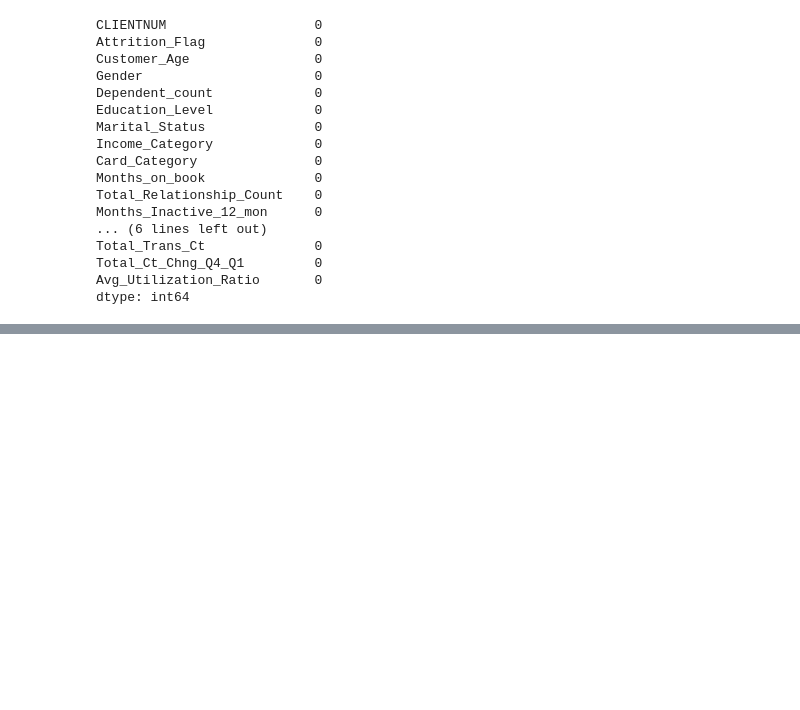
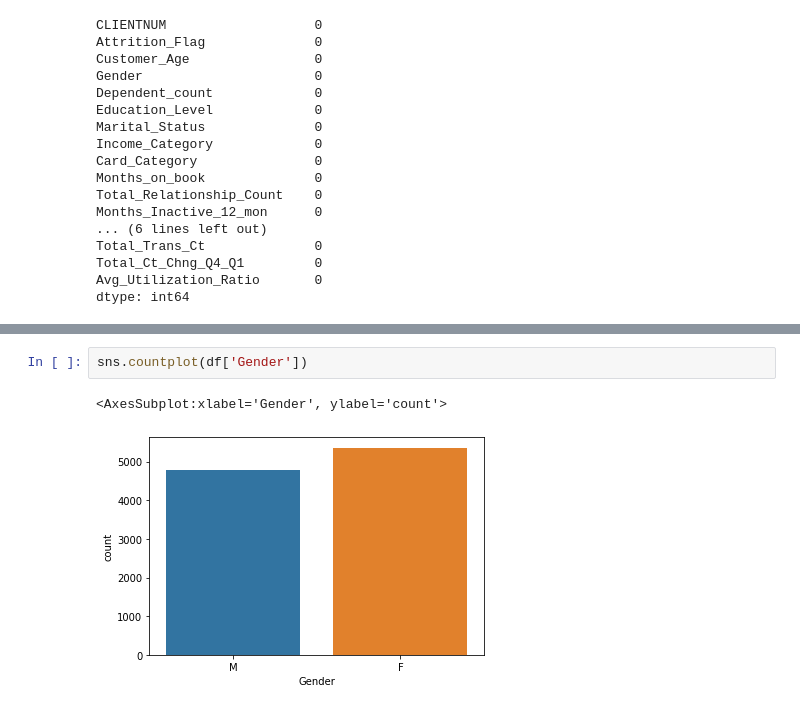
Before and after one commit to EuReinoso/MachineLearning-Tutorial, a Jupyter notebook: Exemplo4/BankChurners.ipynb, the cells around one changed output, grey strips where cells are left out. Cells and saved outputs as stored; diff of their text form; blank space fills up the shorter version.

```diff
--- a/Exemplo4/BankChurners.ipynb
+++ b/Exemplo4/BankChurners.ipynb
@@ -61,0 +123,5 @@ AttributeError: 'DataFrame' object has no attribute 'churr'
+# %%
+sns.countplot(df['Gender'])
+# %% [output]
+<AxesSubplot:xlabel='Gender', ylabel='count'>
+[figure, added]
```
Also changed, not shown: parts of 40 cells of this notebook.
